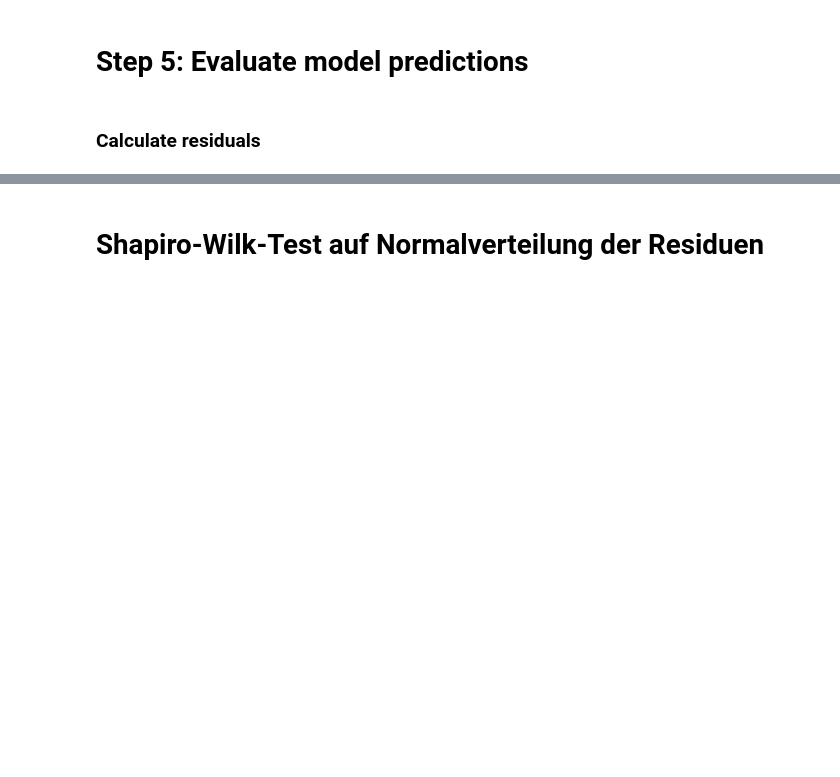
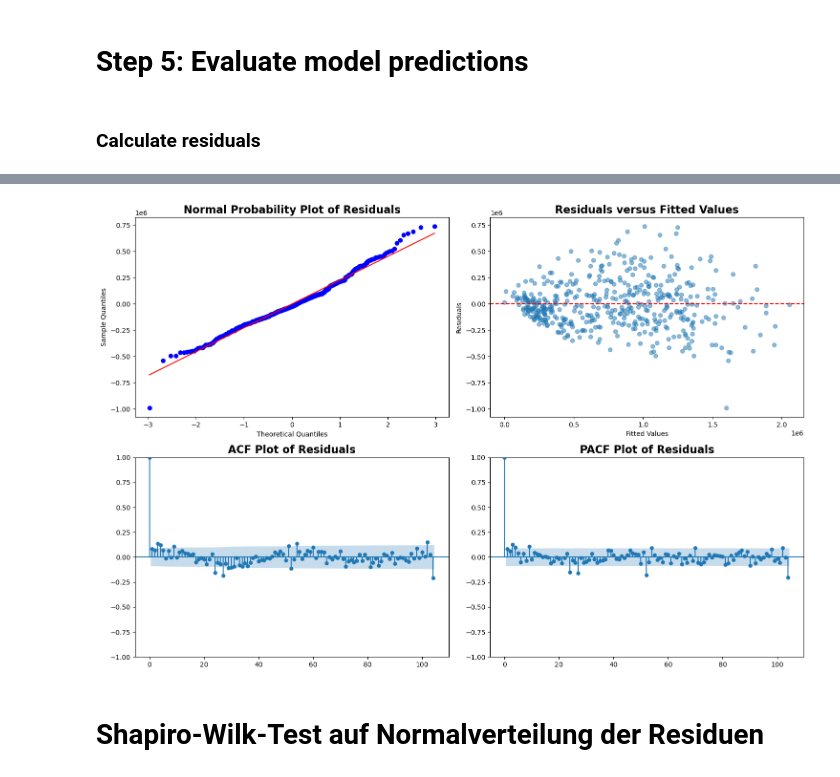
Before and after one commit to raminsdp/Energy_Production_data_repo, a Jupyter notebook: Jupyter_Notebooks/mh_time-series-SARIMAX.ipynb, the cells around one changed output, grey strips where cells are left out. Saved outputs shown, nothing was run; the diff lists cells and outputs as text; code cells hidden in the pictures; blank space fills up the shorter version.

```diff
--- a/Jupyter_Notebooks/mh_time-series-SARIMAX.ipynb
+++ b/Jupyter_Notebooks/mh_time-series-SARIMAX.ipynb
@@ -310,35 +407,37 @@ from statsmodels.graphics.tsaplots import plot_acf, plot_pacf
 # Berechnen der Residuen
 residuals = results.resid
 
 # Erstellen des Gitters
 fig, axs = plt.subplots(2, 2, figsize=(15, 10))
 
 # Normal probability plot of residuals (Normalwahrscheinlichkeitsplot der Residuen)
 probplot(residuals, plot=axs[0, 0])
 axs[0, 0].set_title('Normal Probability Plot of Residuals', fontweight='bold', fontsize=16)
 axs[0, 0].set_xlabel('Theoretical Quantiles')
 axs[0, 0].set_ylabel('Sample Quantiles')
 
 # Residuals versus fitted values (Residuen versus angepasste Werte)
 pred = results.fittedvalues  # Assuming 'results' is the variable storing the model results
 axs[0, 1].scatter(pred, residuals, alpha=0.5)
 axs[0, 1].axhline(y=0, color='red', linestyle='--')
 axs[0, 1].set_title('Residuals versus Fitted Values', fontweight='bold', fontsize=16)
 axs[0, 1].set_xlabel('Fitted Values')
 axs[0, 1].set_ylabel('Residuals')
 
 # ACF/PACF plot of residuals (ACF/PACF-Plot der Residuen)
-plot_acf(residuals, lags=40, ax=axs[1, 0])
-plot_pacf(residuals, lags=40, ax=axs[1, 1])
+plot_acf(residuals, lags=104, ax=axs[1, 0])
+plot_pacf(residuals, lags=104, ax=axs[1, 1])
 axs[1, 0].set_title('ACF Plot of Residuals', fontweight='bold', fontsize=16)
 axs[1, 1].set_title('PACF Plot of Residuals', fontweight='bold', fontsize=16)
 
 # Layout anpassen
 plt.tight_layout()
 
 # Speichern des Plots
 plt.savefig('combined_plots.png')
 plt.show()
+# %% [output]
+[figure, added]
 # %% [markdown]
 # Shapiro-Wilk-Test auf Normalverteilung der Residuen
 # %%
```
Also changed, not shown: parts of 19 cells of this notebook, 1 other file.
